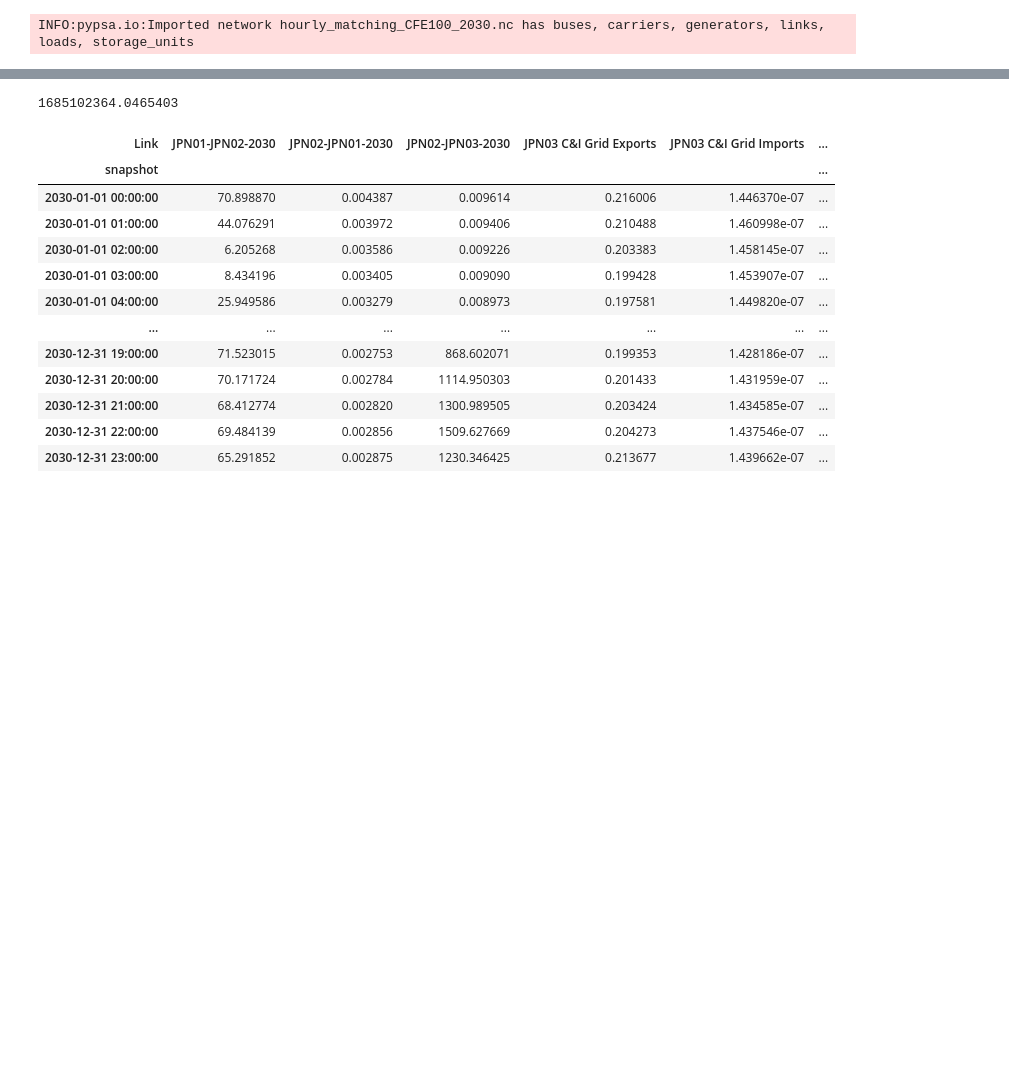
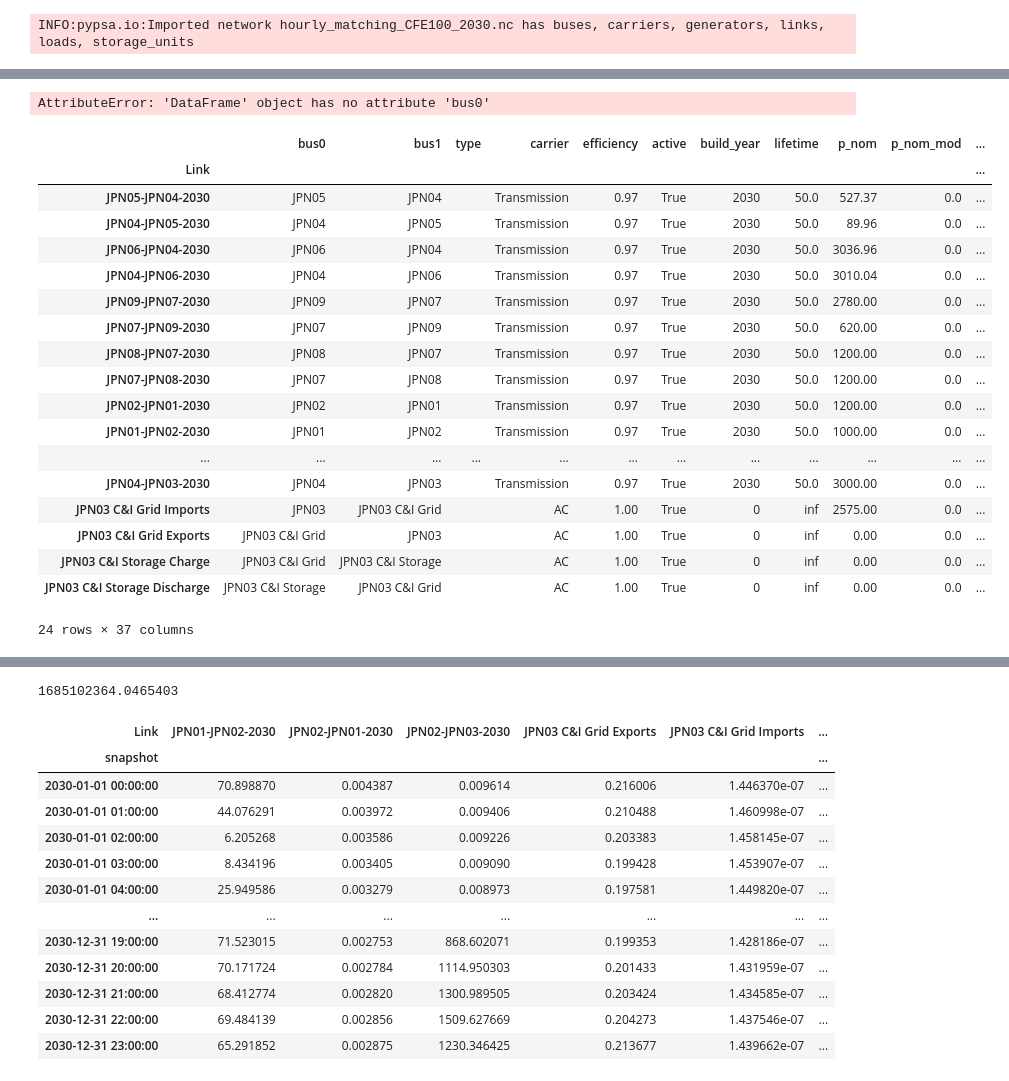
Before and after one commit to transition-zero/tza-pypsa, a Jupyter notebook: CostCalculation.ipynb, the cells around one changed output, grey strips where cells are left out. Saved outputs shown, nothing was run; the diff lists cells and outputs as text; code cells hidden in the pictures; blank space fills up the shorter version.

```diff
--- a/CostCalculation.ipynb
+++ b/CostCalculation.ipynb
@@ -22,0 +40,26 @@ INFO:pypsa.io:Imported network hourly_matching_CFE100_2030.nc has buses, carrier
+# %%
+n.links_t.p0.groupby([n.links]).sum()
+# %% [output]
+AttributeError: 'DataFrame' object has no attribute 'bus0'
+# %%
+n.links
+# %% [output]
+|  | bus0 | bus1 | type | carrier | efficiency | active | build_year | lifetime | p_nom | p_nom_mod | ... |
+| Link |  |  |  |  |  |  |  |  |  |  | ... |
+| JPN05-JPN04-2030 | JPN05 | JPN04 |  | Transmission | 0.97 | True | 2030 | 50.0 | 527.37 | 0.0 | ... |
+| JPN04-JPN05-2030 | JPN04 | JPN05 |  | Transmission | 0.97 | True | 2030 | 50.0 | 89.96 | 0.0 | ... |
+| JPN06-JPN04-2030 | JPN06 | JPN04 |  | Transmission | 0.97 | True | 2030 | 50.0 | 3036.96 | 0.0 | ... |
+| JPN04-JPN06-2030 | JPN04 | JPN06 |  | Transmission | 0.97 | True | 2030 | 50.0 | 3010.04 | 0.0 | ... |
+| JPN09-JPN07-2030 | JPN09 | JPN07 |  | Transmission | 0.97 | True | 2030 | 50.0 | 2780.00 | 0.0 | ... |
+| JPN07-JPN09-2030 | JPN07 | JPN09 |  | Transmission | 0.97 | True | 2030 | 50.0 | 620.00 | 0.0 | ... |
+| JPN08-JPN07-2030 | JPN08 | JPN07 |  | Transmission | 0.97 | True | 2030 | 50.0 | 1200.00 | 0.0 | ... |
+| JPN07-JPN08-2030 | JPN07 | JPN08 |  | Transmission | 0.97 | True | 2030 | 50.0 | 1200.00 | 0.0 | ... |
+| JPN02-JPN01-2030 | JPN02 | JPN01 |  | Transmission | 0.97 | True | 2030 | 50.0 | 1200.00 | 0.0 | ... |
+| JPN01-JPN02-2030 | JPN01 | JPN02 |  | Transmission | 0.97 | True | 2030 | 50.0 | 1000.00 | 0.0 | ... |
+| ... | ... | ... | ... | ... | ... | ... | ... | ... | ... | ... | ... |
+| JPN04-JPN03-2030 | JPN04 | JPN03 |  | Transmission | 0.97 | True | 2030 | 50.0 | 3000.00 | 0.0 | ... |
+| JPN03 C&I Grid Imports | JPN03 | JPN03 C&I Grid |  | AC | 1.00 | True | 0 | inf | 2575.00 | 0.0 | ... |
+| JPN03 C&I Grid Exports | JPN03 C&I Grid | JPN03 |  | AC | 1.00 | True | 0 | inf | 0.00 | 0.0 | ... |
+| JPN03 C&I Storage Charge | JPN03 C&I Grid | JPN03 C&I Storage |  | AC | 1.00 | True | 0 | inf | 0.00 | 0.0 | ... |
+| JPN03 C&I Storage Discharge | JPN03 C&I Storage | JPN03 C&I Grid |  | AC | 1.00 | True | 0 | inf | 0.00 | 0.0 | ... |
+24 rows × 37 columns
```
Also changed, not shown: parts of 3 cells of this notebook, 1 other file.
